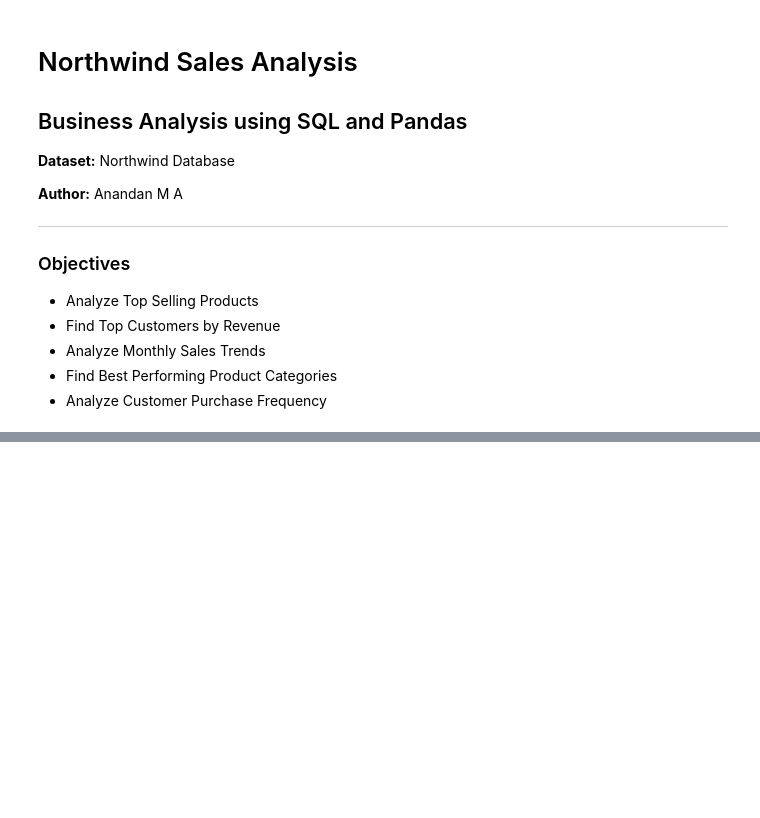
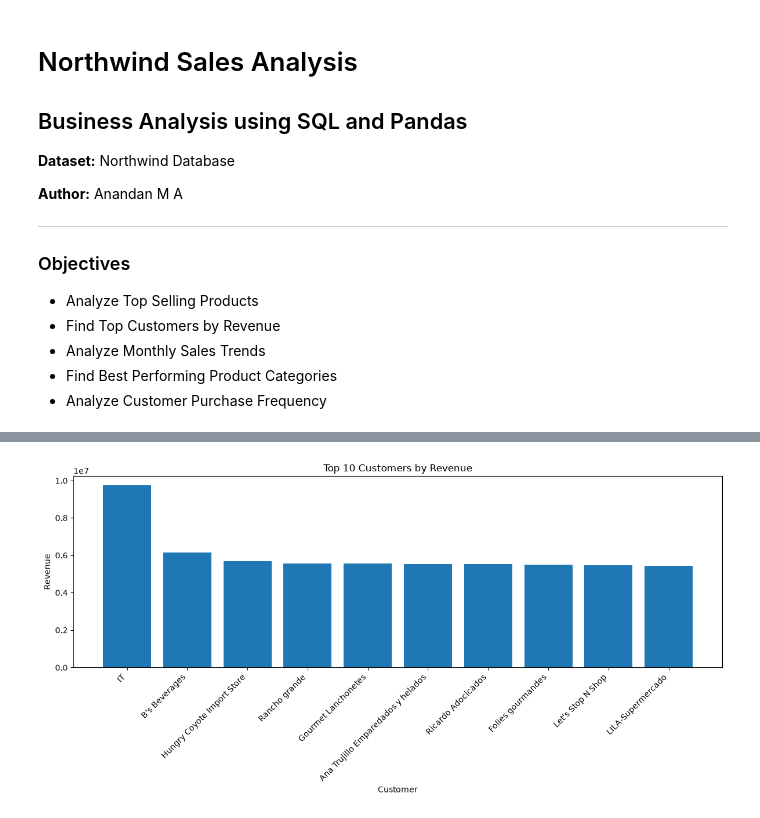
Before and after one commit to 2021Anandan/Epochs-Bootcamp-2026, a Jupyter notebook: Day02/notebooks/analysis.ipynb, the cells around one changed output, grey strips where cells are left out. Cells and saved outputs as stored; diff of their text form; code cells hidden in the pictures; blank space fills up the shorter version.

```diff
--- a/Day02/notebooks/analysis.ipynb
+++ b/Day02/notebooks/analysis.ipynb
@@ -58,3 +78,38 @@ print(products.isnull().sum())
+# %%
+query = """
+SELECT
+    c.CompanyName,
+    ROUND(SUM(od.UnitPrice * od.Quantity * (1 - od.Discount)), 2) AS Revenue
+FROM Customers c
+JOIN Orders o ON c.CustomerID = o.CustomerID
+JOIN "Order Details" od ON o.OrderID = od.OrderID
+GROUP BY c.CompanyName
+ORDER BY Revenue DESC
+LIMIT 10;
+"""
+
+top_customers = pd.read_sql_query(query, conn)
+
+plt.figure(figsize=(12, 6))
+plt.bar(top_customers["CompanyName"], top_customers["Revenue"])
+
+plt.title("Top 10 Customers by Revenue")
+plt.xlabel("Customer")
+plt.ylabel("Revenue")
+
+plt.xticks(rotation=45, ha="right")
+
+plt.tight_layout()
+
+plt.savefig(
+    "../images/query2_top_customers_chart.png",
+    dpi=300,
+    bbox_inches="tight"
+)
+
+plt.show()
+# %% [output]
+[figure, added]
 # %%
 # Product statistics
 
```
Also changed, not shown: parts of 15 cells of this notebook.
